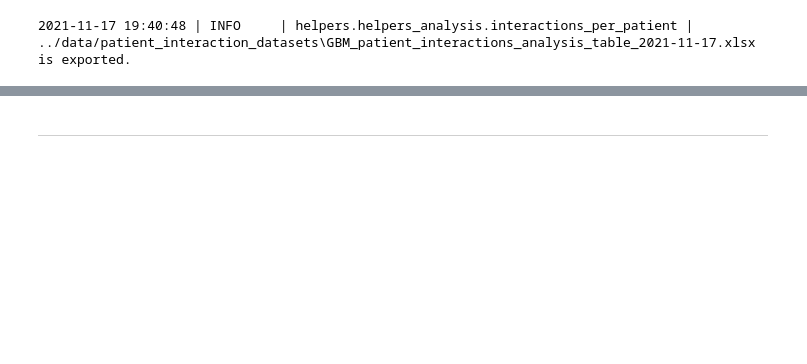
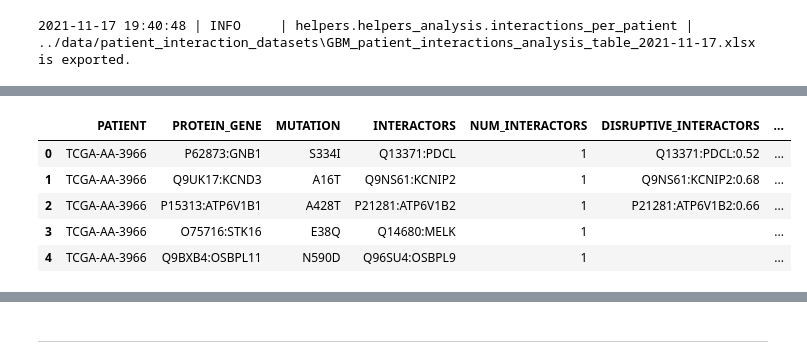
Before and after one commit to ibrahimberb/Predicting-Mutation-Effects, a Jupyter notebook: src/Disruptive_interactions_per_patient.ipynb, the cells around one changed output, grey strips where cells are left out. Cells and saved outputs as stored; diff of their text form; code cells hidden in the pictures; blank space fills up the shorter version.

```diff
--- a/src/Disruptive_interactions_per_patient.ipynb
+++ b/src/Disruptive_interactions_per_patient.ipynb
@@ -36,6 +36,10 @@ OV_PREDICTION_ID = "37bf1637/"
 OV_PREDICTIONS_COMMON_PATH = "../data/predictions_datasets/ov_prediction_2021-11-17/" + OV_PREDICTION_ID
 PREDICTION_OV_REDUCED_PATH = OV_PREDICTIONS_COMMON_PATH + "predictions_soft_2021-11-17.csv"
 
+COAD_PREDICTION_ID = "9789393f/"
+COAD_PREDICTIONS_COMMON_PATH = "../data/predictions_datasets/coad_prediction_2022-01-06/" + COAD_PREDICTION_ID
+PREDICTION_COAD_REDUCED_PATH = COAD_PREDICTIONS_COMMON_PATH + "predictions_soft_2022-01-06.csv"
+
 
 # ELASPIC Core and Interface datasets
 ELASPIC_RESULTS_COMMON_PATH = "../../My-ELASPIC-Web-API/Elaspic_Results/Merged_Results/"  # elaspic_results_datasets
@@ -55,6 +59,8 @@ GBM_INTERFACE_PATH = ELASPIC_RESULTS_COMMON_PATH + "GBM_Interface_2021-11-17.txt
 OV_CORE_PATH = ELASPIC_RESULTS_COMMON_PATH + "OV_Core_2021-11-17.txt"
 OV_INTERFACE_PATH = ELASPIC_RESULTS_COMMON_PATH + "OV_Interface_2021-11-17.txt"
 
+COAD_CORE_PATH = ELASPIC_RESULTS_COMMON_PATH + "COAD_Core_2022-01-06.txt"
+COAD_INTERFACE_PATH = ELASPIC_RESULTS_COMMON_PATH + "COAD_Interface_2022-01-06.txt"
 
 # SNV_PATHS
 SNV_COMMON_PATH = "C:/Users/ibrah/Desktop/SNV_data/SNV_datasets/"
@@ -63,6 +69,7 @@ ESCA_SNV_PATH = op.join(SNV_COMMON_PATH, "SNV_ESCA_hg38_2021-09-22.csv")
 GBM_SNV_PATH = op.join(SNV_COMMON_PATH, "SNV_GBM_hg38_2021-09-22.csv")
 OV_SNV_PATH = op.join(SNV_COMMON_PATH, "SNV_OV_hg38_2021-09-22.csv")
 HNSC_SNV_PATH = op.join(SNV_COMMON_PATH, "SNV_HNSC_hg38_2021-09-22.csv")
+COAD_SNV_PATH = op.join(SNV_COMMON_PATH, "SNV_COAD_hg38_2021-09-22.csv")
 
 # Reflect changes in the modules immediately.
 %load_ext autoreload
@@ -569,0 +584,10 @@ gbm_interactions_per_patient.extract(folder="../data/patient_interaction_dataset
+# %%
+coad_interactions_per_patient = InteractionsPerPatient(
+    tcga="COAD",
+    prediction_data_path=PREDICTION_COAD_REDUCED_PATH,
+    tcga_snv_path=COAD_SNV_PATH,
+    elaspic_core_path=COAD_CORE_PATH,
+    elaspic_interface_path=COAD_INTERFACE_PATH,
+    identifier="uniprot",
+    verbose=False,
+)
@@ -569,0 +667,9 @@ gbm_interactions_per_patient.extract(folder="../data/patient_interaction_dataset
+# %%
+coad_interactions_per_patient.analysis_table.head()
+# %% [output]
+|  | PATIENT | PROTEIN_GENE | MUTATION | INTERACTORS | NUM_INTERACTORS | DISRUPTIVE_INTERACTORS | ... |
+| 0 | TCGA-AA-3966 | P62873:GNB1 | S334I | Q13371:PDCL | 1 | Q13371:PDCL:0.52 | ... |
+| 1 | TCGA-AA-3966 | Q9UK17:KCND3 | A16T | Q9NS61:KCNIP2 | 1 | Q9NS61:KCNIP2:0.68 | ... |
+| 2 | TCGA-AA-3966 | P15313:ATP6V1B1 | A428T | P21281:ATP6V1B2 | 1 | P21281:ATP6V1B2:0.66 | ... |
+| 3 | TCGA-AA-3966 | O75716:STK16 | E38Q | Q14680:MELK | 1 |  | ... |
+| 4 | TCGA-AA-3966 | Q9BXB4:OSBPL11 | N590D | Q96SU4:OSBPL9 | 1 |  | ... |
```
Also changed, not shown: parts of 7 cells of this notebook.
